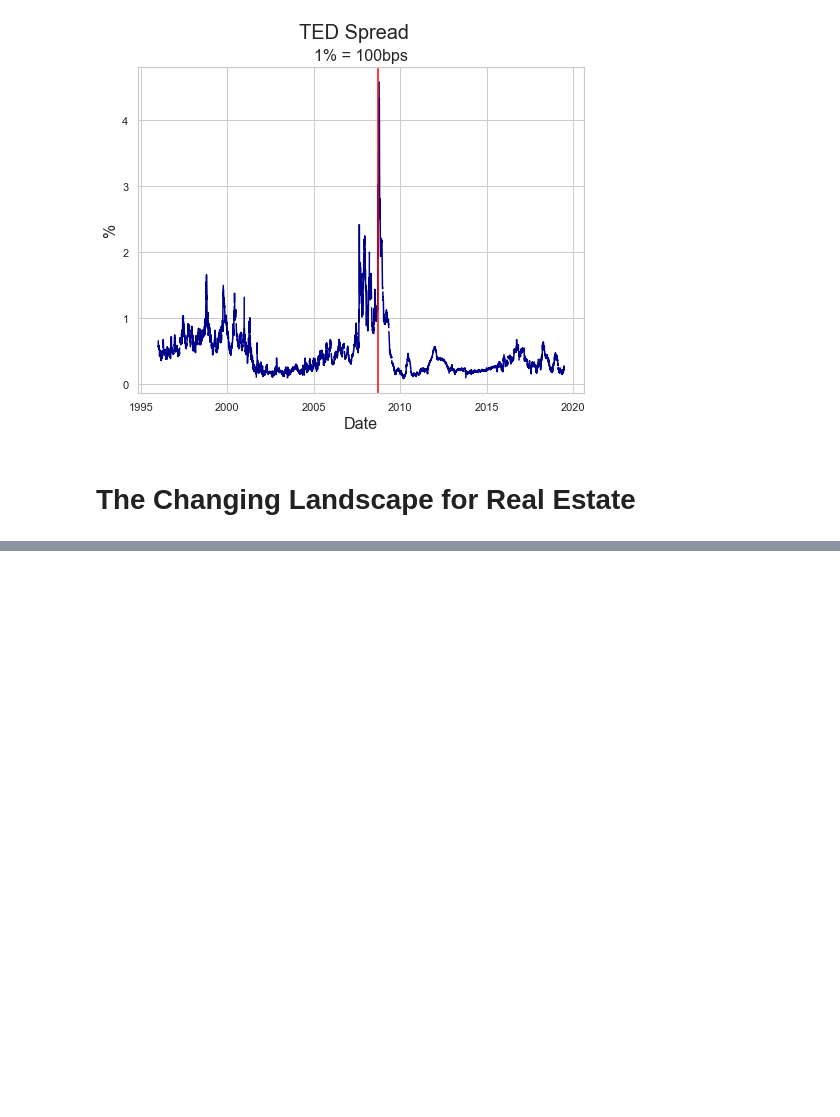
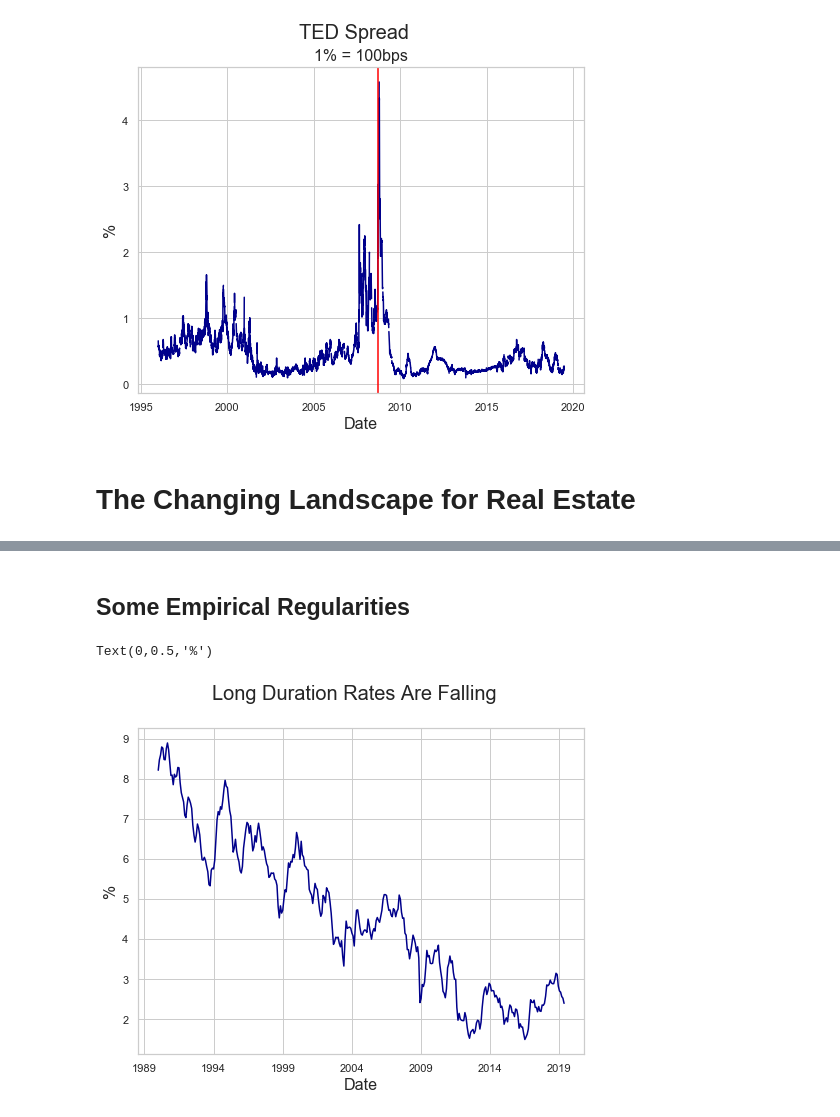
Before and after one commit to thsavage/REAL1-GC.1035, a Jupyter notebook: Notes as of June 29.ipynb, the cells around one changed output, grey strips where cells are left out. Cells and saved outputs as stored; diff of their text form; code cells hidden in the pictures; blank space fills up the shorter version.

```diff
--- a/Notes as of June 29.ipynb
+++ b/Notes as of June 29.ipynb
@@ -993,0 +1002,14 @@ plt.axvline(dt.datetime(2008, 9, 15), color="red")
+# %% [markdown]
+## Some Empirical Regularities
+# %%
+ten_year = fred.get_series("GS10", observation_start='1990-01-01')
+one_year = fred.get_series("DGS1", observation_start='1990-01-01')
+three_month = fred.get_series("DGS3MO", observation_start='1990-01-01')
+# %%
+ten_year.plot(color='darkblue', figsize=(8, 6))
+plt.suptitle('Long Duration Rates Are Falling', fontsize=20)
+plt.xlabel('Date', fontsize=16)
+plt.ylabel('%', fontsize=16)
+# %% [output]
+Text(0,0.5,'%')
+[figure, added]
```
Also changed, not shown: parts of 11 cells of this notebook.
